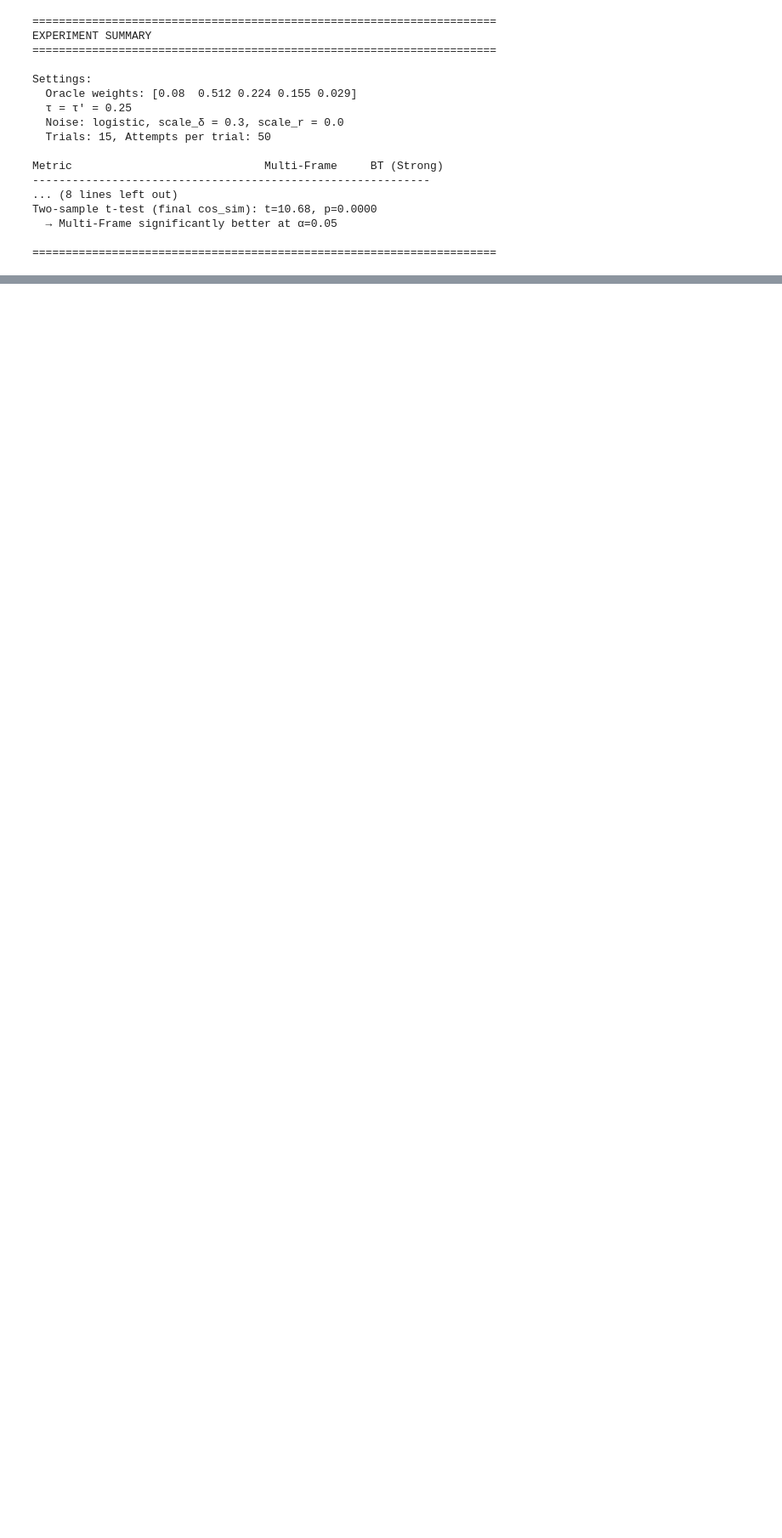
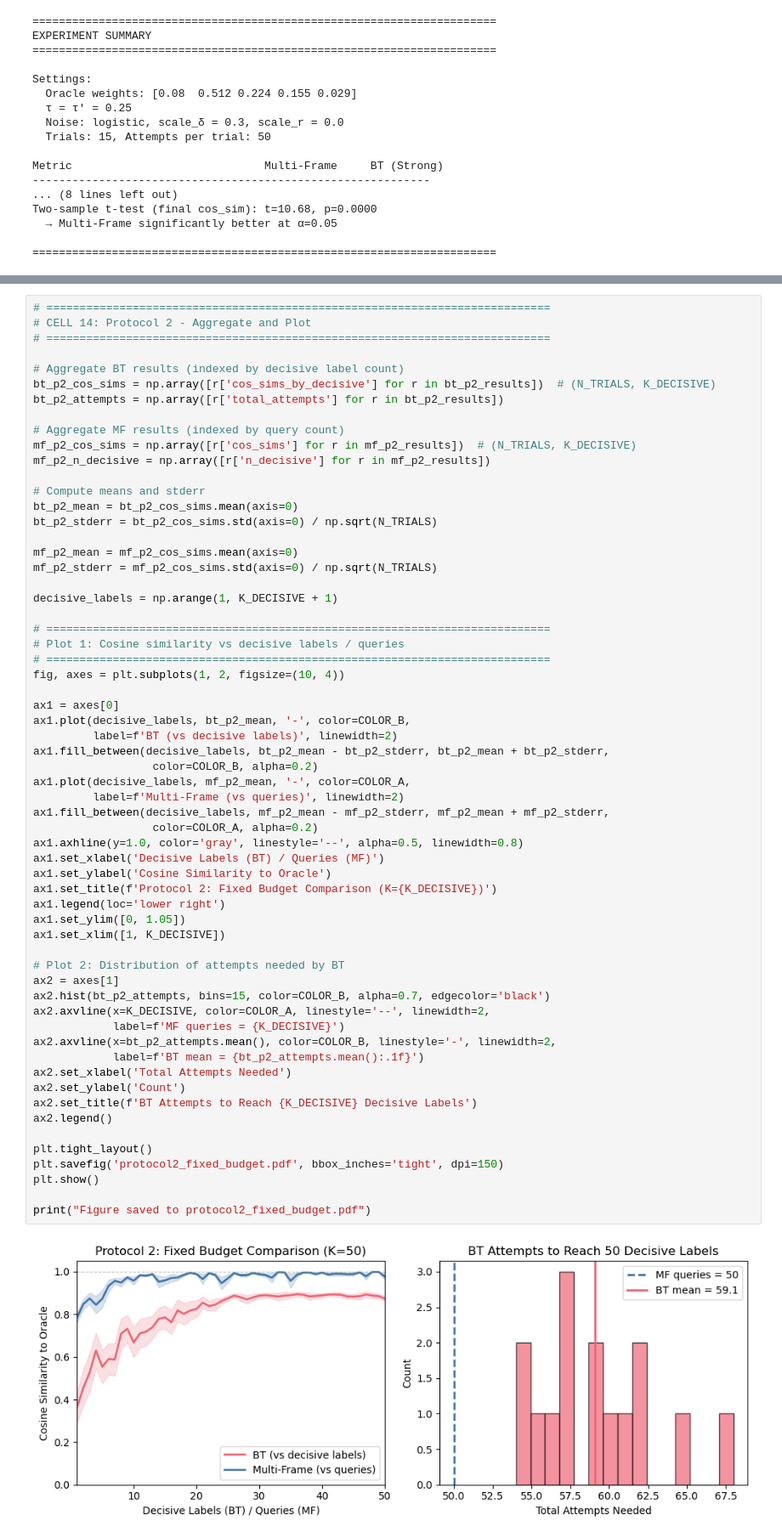
Before and after one commit to michelleeesi/topmodel, a Jupyter notebook: learning-algo/bt_vs_multiframe_experiment.ipynb, the cells around one changed output, grey strips where cells are left out. Shown at 85% size. Saved outputs shown, nothing was run; the diff lists cells and outputs as text; blank space fills up the shorter version.

```diff
--- a/learning-algo/bt_vs_multiframe_experiment.ipynb
+++ b/learning-algo/bt_vs_multiframe_experiment.ipynb
@@ -1077,0 +1294,63 @@ Two-sample t-test (final cos_sim): t=10.68, p=0.0000
+# %%
+# ============================================================================
+# CELL 14: Protocol 2 - Aggregate and Plot
+# ============================================================================
+
+# Aggregate BT results (indexed by decisive label count)
+bt_p2_cos_sims = np.array([r['cos_sims_by_decisive'] for r in bt_p2_results])  # (N_TRIALS, K_DECISIVE)
+bt_p2_attempts = np.array([r['total_attempts'] for r in bt_p2_results])
+
+# Aggregate MF results (indexed by query count)
+mf_p2_cos_sims = np.array([r['cos_sims'] for r in mf_p2_results])  # (N_TRIALS, K_DECISIVE)
+mf_p2_n_decisive = np.array([r['n_decisive'] for r in mf_p2_results])
+
+# Compute means and stderr
+bt_p2_mean = bt_p2_cos_sims.mean(axis=0)
+bt_p2_stderr = bt_p2_cos_sims.std(axis=0) / np.sqrt(N_TRIALS)
+
+mf_p2_mean = mf_p2_cos_sims.mean(axis=0)
+mf_p2_stderr = mf_p2_cos_sims.std(axis=0) / np.sqrt(N_TRIALS)
+
+decisive_labels = np.arange(1, K_DECISIVE + 1)
+
+# ============================================================================
+# Plot 1: Cosine similarity vs decisive labels / queries
+# ============================================================================
+fig, axes = plt.subplots(1, 2, figsize=(10, 4))
+
+ax1 = axes[0]
+ax1.plot(decisive_labels, bt_p2_mean, '-', color=COLOR_B,
+         label=f'BT (vs decisive labels)', linewidth=2)
+ax1.fill_between(decisive_labels, bt_p2_mean - bt_p2_stderr, bt_p2_mean + bt_p2_stderr,
+                  color=COLOR_B, alpha=0.2)
+ax1.plot(decisive_labels, mf_p2_mean, '-', color=COLOR_A,
+         label=f'Multi-Frame (vs queries)', linewidth=2)
+ax1.fill_between(decisive_labels, mf_p2_mean - mf_p2_stderr, mf_p2_mean + mf_p2_stderr,
+                  color=COLOR_A, alpha=0.2)
+ax1.axhline(y=1.0, color='gray', linestyle='--', alpha=0.5, linewidth=0.8)
+ax1.set_xlabel('Decisive Labels (BT) / Queries (MF)')
+ax1.set_ylabel('Cosine Similarity to Oracle')
+ax1.set_title(f'Protocol 2: Fixed Budget Comparison (K={K_DECISIVE})')
+ax1.legend(loc='lower right')
+ax1.set_ylim([0, 1.05])
+ax1.set_xlim([1, K_DECISIVE])
+
+# Plot 2: Distribution of attempts needed by BT
+ax2 = axes[1]
+ax2.hist(bt_p2_attempts, bins=15, color=COLOR_B, alpha=0.7, edgecolor='black')
+ax2.axvline(x=K_DECISIVE, color=COLOR_A, linestyle='--', linewidth=2,
+            label=f'MF queries = {K_DECISIVE}')
+ax2.axvline(x=bt_p2_attempts.mean(), color=COLOR_B, linestyle='-', linewidth=2,
+            label=f'BT mean = {bt_p2_attempts.mean():.1f}')
+ax2.set_xlabel('Total Attempts Needed')
+ax2.set_ylabel('Count')
+ax2.set_title(f'BT Attempts to Reach {K_DECISIVE} Decisive Labels')
+ax2.legend()
+
+plt.tight_layout()
+plt.savefig('protocol2_fixed_budget.pdf', bbox_inches='tight', dpi=150)
+plt.show()
+
+print("Figure saved to protocol2_fixed_budget.pdf")
+# %% [output]
+[figure, added]
```
Also changed, not shown: parts of 5 cells of this notebook.
